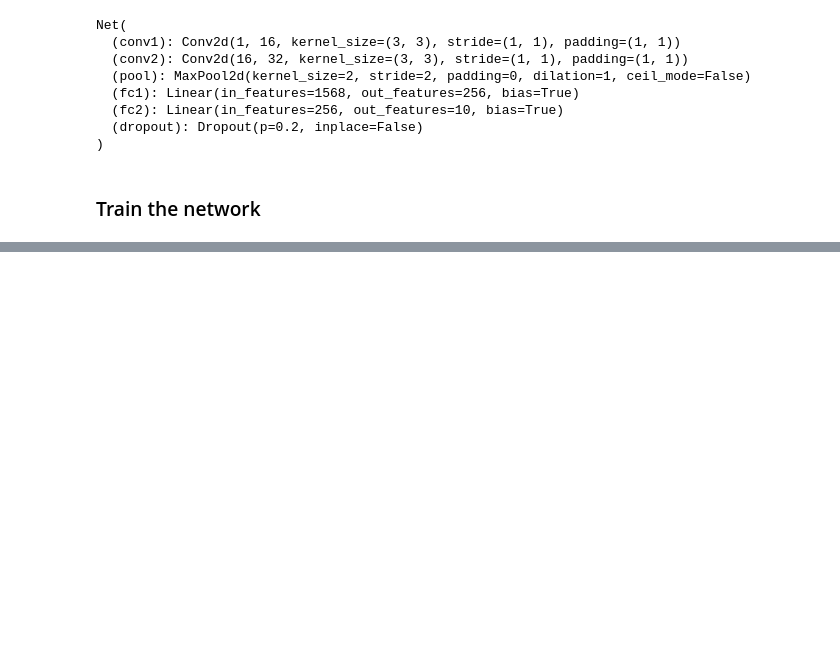
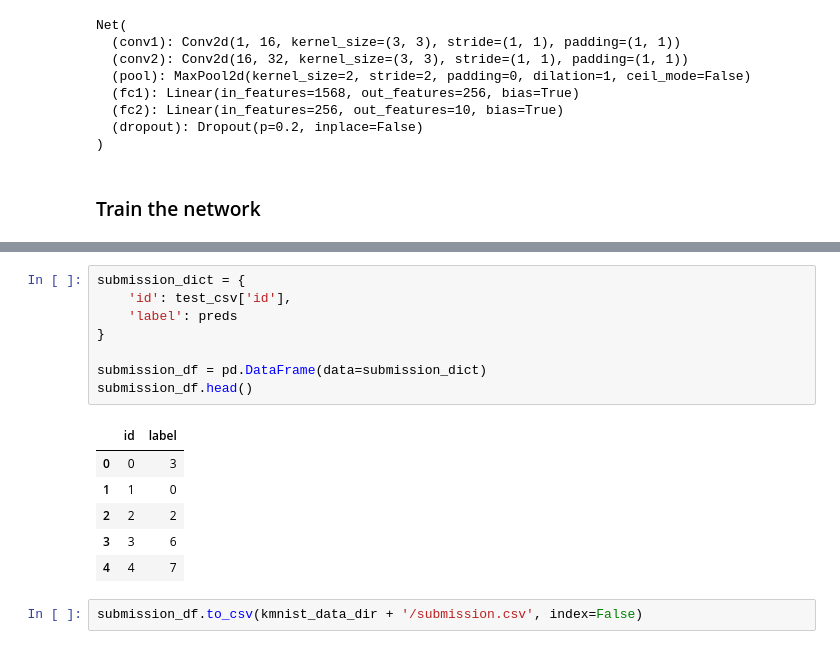
Before and after one commit to ironcladgeek/Kaggle-Competitions, a Jupyter notebook: Computer-Vision/Kannada-MNIST/Kannada-MNIST_PyTorch.ipynb, the cells around one changed output, grey strips where cells are left out. Saved outputs shown, nothing was run; the diff lists cells and outputs as text; blank space fills up the shorter version.

```diff
--- a/Computer-Vision/Kannada-MNIST/Kannada-MNIST_PyTorch.ipynb
+++ b/Computer-Vision/Kannada-MNIST/Kannada-MNIST_PyTorch.ipynb
@@ -246,0 +307,17 @@ Training loss: 0.10437485209898527
+# %%
+submission_dict = {
+    'id': test_csv['id'],
+    'label': preds
+}
+
+submission_df = pd.DataFrame(data=submission_dict)
+submission_df.head()
+# %% [output]
+|  | id | label |
+| 0 | 0 | 3 |
+| 1 | 1 | 0 |
+| 2 | 2 | 2 |
+| 3 | 3 | 6 |
+| 4 | 4 | 7 |
+# %%
+submission_df.to_csv(kmnist_data_dir + '/submission.csv', index=False)
```
Also changed, not shown: parts of 13 cells of this notebook.
